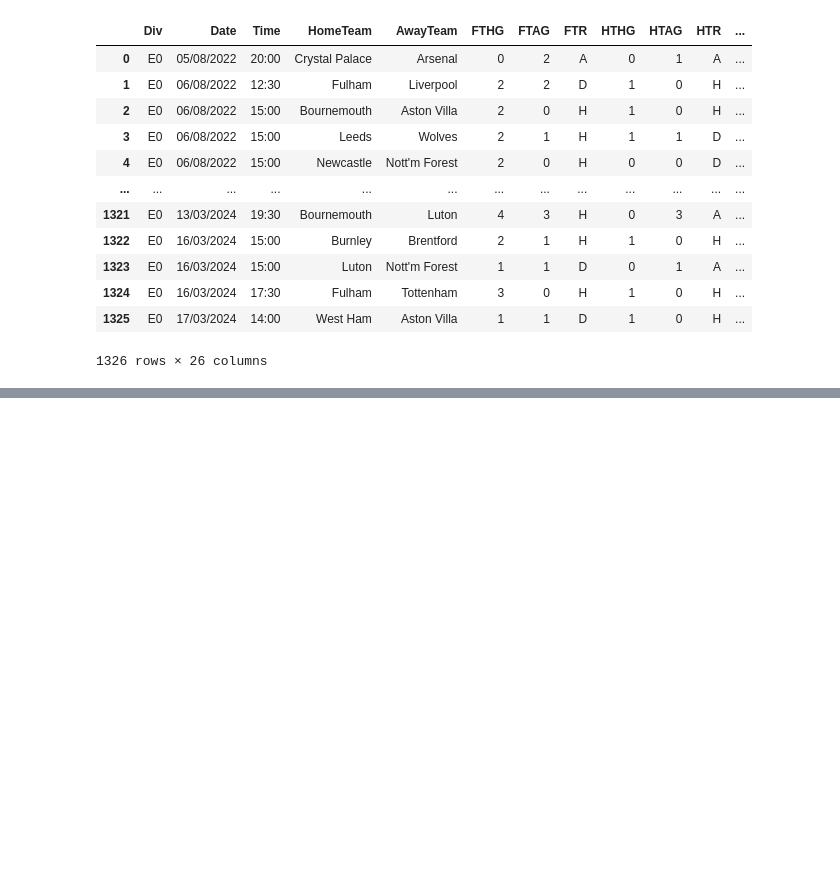
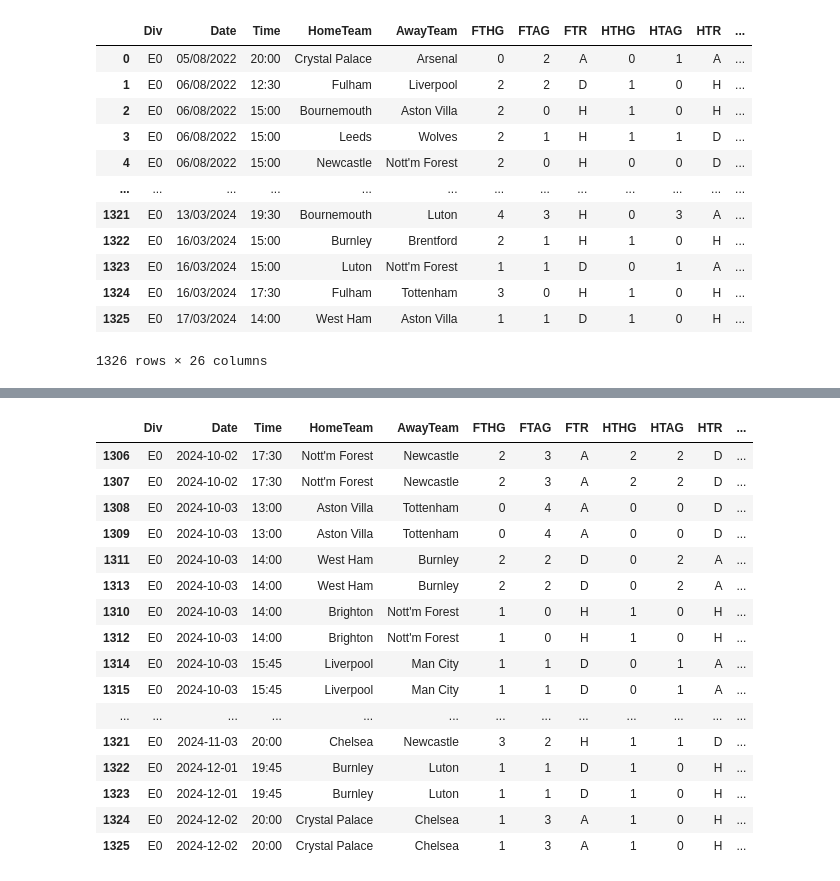
Before and after one commit to adilsaid64/bayesian-football-match-prediction, a Jupyter notebook: data-prep.ipynb, the cells around one changed output, grey strips where cells are left out. Saved outputs shown, nothing was run; the diff lists cells and outputs as text; code cells hidden in the pictures; blank space fills up the shorter version.

```diff
--- a/data-prep.ipynb
+++ b/data-prep.ipynb
@@ -184,0 +189,26 @@ df['draw'] = (df['FTHG']==df['FTAG']).astype(int)
+# %%
+# target column is. if team_playing won the match then = 1 else 0
+
+df['target'] = (((df['is_home'] == True) & (df['home_win'] == True)) | ((df['is_home'] == False) & (df['away_win'] == True))).astype(int)
+# if is_home == 1 and home_win == 1 .apply(lambda x: 1 if (x['is_home']==1 & x['home_win']==1) else 0)then target == 1
+#df = df.drop(columns = ['Referee'])
+# %%
+df.sort_values(by = ['Date', 'Hour', 'Referee']).tail(20)
+# %% [output]
+|  | Div | Date | Time | HomeTeam | AwayTeam | FTHG | FTAG | FTR | HTHG | HTAG | HTR | ... |
+| 1306 | E0 | 2024-10-02 | 17:30 | Nott'm Forest | Newcastle | 2 | 3 | A | 2 | 2 | D | ... |
+| 1307 | E0 | 2024-10-02 | 17:30 | Nott'm Forest | Newcastle | 2 | 3 | A | 2 | 2 | D | ... |
+| 1308 | E0 | 2024-10-03 | 13:00 | Aston Villa | Tottenham | 0 | 4 | A | 0 | 0 | D | ... |
+| 1309 | E0 | 2024-10-03 | 13:00 | Aston Villa | Tottenham | 0 | 4 | A | 0 | 0 | D | ... |
+| 1311 | E0 | 2024-10-03 | 14:00 | West Ham | Burnley | 2 | 2 | D | 0 | 2 | A | ... |
+| 1313 | E0 | 2024-10-03 | 14:00 | West Ham | Burnley | 2 | 2 | D | 0 | 2 | A | ... |
+| 1310 | E0 | 2024-10-03 | 14:00 | Brighton | Nott'm Forest | 1 | 0 | H | 1 | 0 | H | ... |
+| 1312 | E0 | 2024-10-03 | 14:00 | Brighton | Nott'm Forest | 1 | 0 | H | 1 | 0 | H | ... |
+| 1314 | E0 | 2024-10-03 | 15:45 | Liverpool | Man City | 1 | 1 | D | 0 | 1 | A | ... |
+| 1315 | E0 | 2024-10-03 | 15:45 | Liverpool | Man City | 1 | 1 | D | 0 | 1 | A | ... |
+| ... | ... | ... | ... | ... | ... | ... | ... | ... | ... | ... | ... | ... |
+| 1321 | E0 | 2024-11-03 | 20:00 | Chelsea | Newcastle | 3 | 2 | H | 1 | 1 | D | ... |
+| 1322 | E0 | 2024-12-01 | 19:45 | Burnley | Luton | 1 | 1 | D | 1 | 0 | H | ... |
+| 1323 | E0 | 2024-12-01 | 19:45 | Burnley | Luton | 1 | 1 | D | 1 | 0 | H | ... |
+| 1324 | E0 | 2024-12-02 | 20:00 | Crystal Palace | Chelsea | 1 | 3 | A | 1 | 0 | H | ... |
+| 1325 | E0 | 2024-12-02 | 20:00 | Crystal Palace | Chelsea | 1 | 3 | A | 1 | 0 | H | ... |
```
Also changed, not shown: parts of 4 cells of this notebook.
